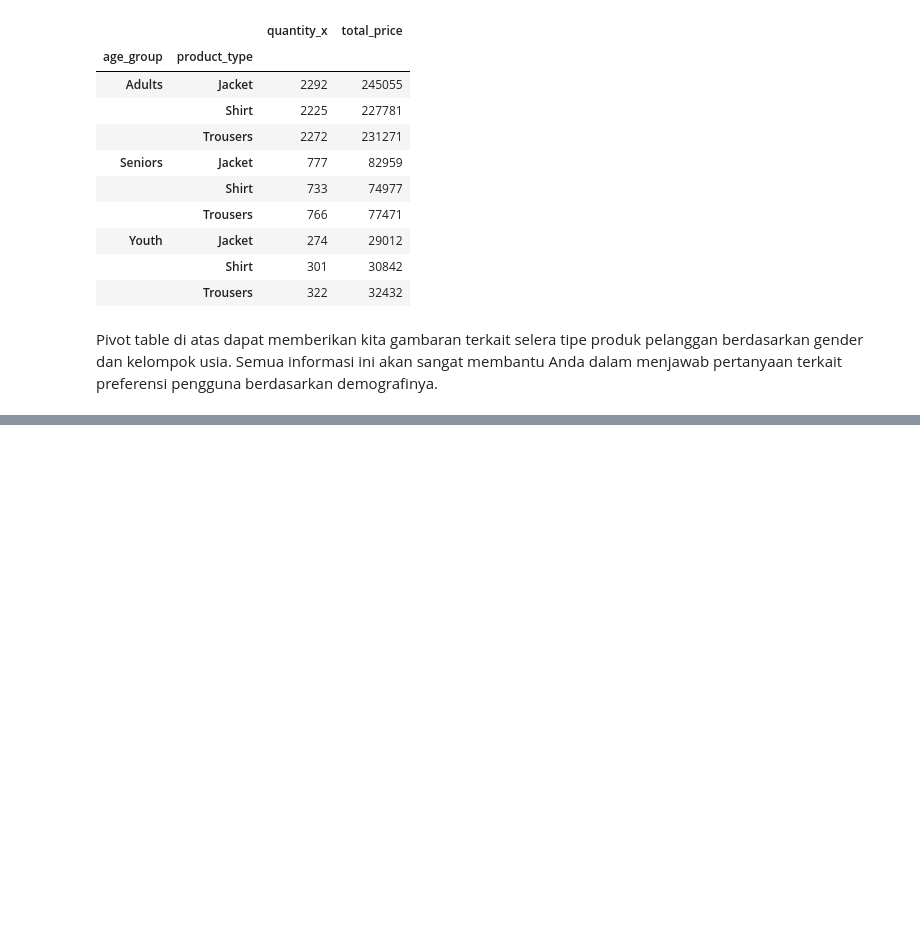
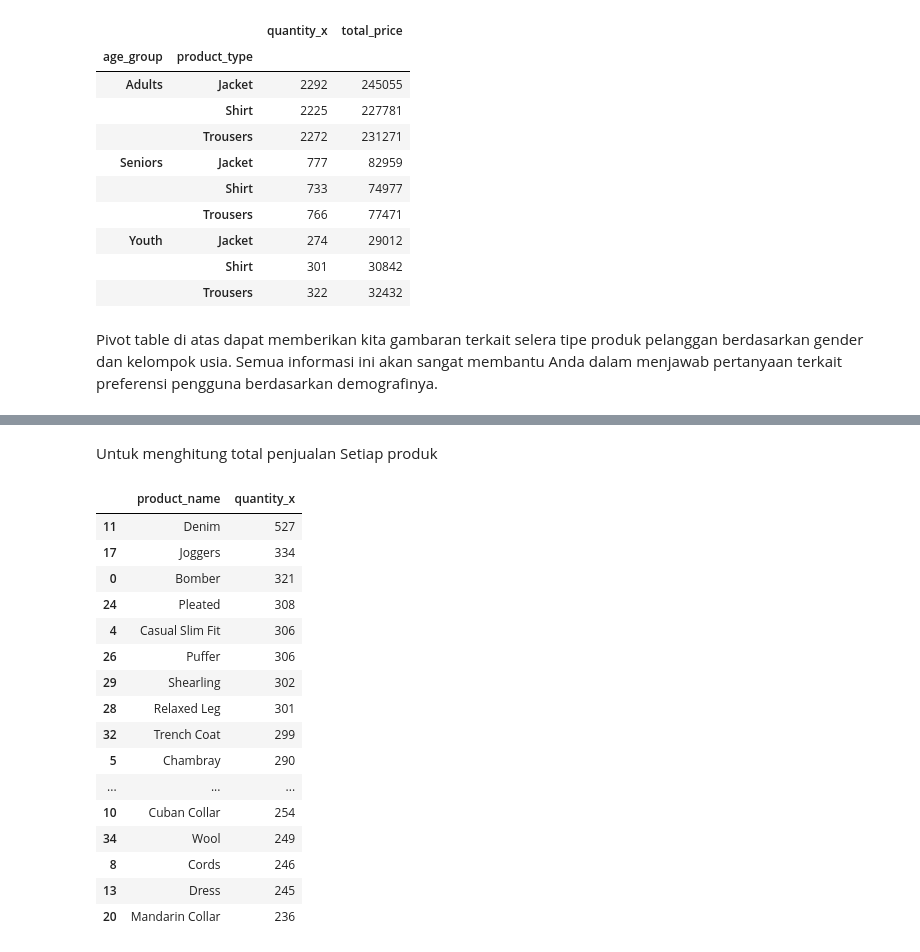
Before and after one commit to Putri-andini-rpe/Pemrograman-Dasar, a Jupyter notebook: Pertemuan_10_Data.ipynb, the cells around one changed output, grey strips where cells are left out. Saved outputs shown, nothing was run; the diff lists cells and outputs as text; code cells hidden in the pictures; blank space fills up the shorter version.

```diff
--- a/Pertemuan_10_Data.ipynb
+++ b/Pertemuan_10_Data.ipynb
@@ -920,0 +989,23 @@ Pivot table di atas dapat memberikan kita gambaran terkait selera tipe produk pe
+# %% [markdown]
+Untuk menghitung total penjualan Setiap produk
+# %%
+produk_terlaris = product_sale.sort_values(by='quantity_x', ascending=False)
+produk_terlaris
+# %% [output]
+|  | product_name | quantity_x |
+| 11 | Denim | 527 |
+| 17 | Joggers | 334 |
+| 0 | Bomber | 321 |
+| 24 | Pleated | 308 |
+| 4 | Casual Slim Fit | 306 |
+| 26 | Puffer | 306 |
+| 29 | Shearling | 302 |
+| 28 | Relaxed Leg | 301 |
+| 32 | Trench Coat | 299 |
+| 5 | Chambray | 290 |
+| ... | ... | ... |
+| 10 | Cuban Collar | 254 |
+| 34 | Wool | 249 |
+| 8 | Cords | 246 |
+| 13 | Dress | 245 |
+| 20 | Mandarin Collar | 236 |
```
Also changed, not shown: parts of 67 cells of this notebook.
